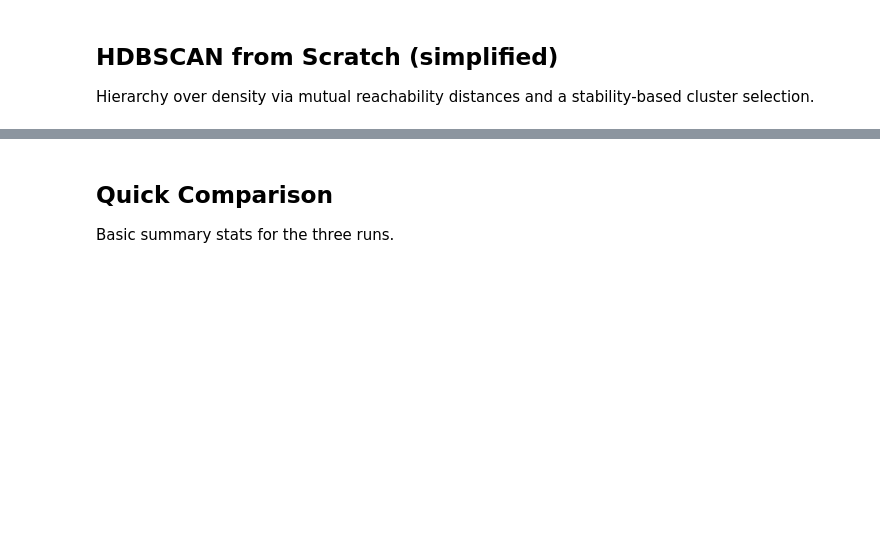
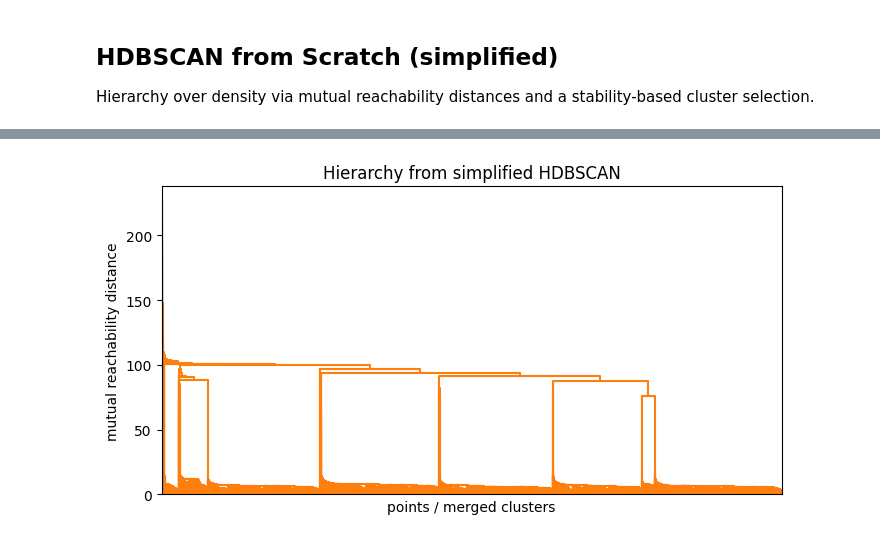
Before and after one commit to ehudab/00-clustering, a Jupyter notebook: clustering.ipynb, the cells around one changed output, grey strips where cells are left out. Saved outputs shown, nothing was run; the diff lists cells and outputs as text; code cells hidden in the pictures; blank space fills up the shorter version.

```diff
--- a/clustering.ipynb
+++ b/clustering.ipynb
@@ -329,3 +351,0 @@ plot_clusters(X, hdbscan_labels, 'HDBSCAN (Official) Clusters')
-# %% [markdown]
-## Quick Comparison
-Basic summary stats for the three runs.
@@ -346,3 +352,54 @@ print('HDBSCAN clusters:', h_summary[0], 'noise:', h_summary[1])
+# %%
+import numpy as np
+import matplotlib.pyplot as plt
+from scipy.cluster.hierarchy import dendrogram
+
+idx = np.random.default_rng(0).choice(len(X), size=7000, replace=False)
+X_small = X[idx]
+
+
+def mst_to_linkage(n_points, edges):
+    # edges: list of (u, v, w)
+    edges_sorted = sorted(edges, key=lambda e: e[2])
+    parent = {i: i for i in range(n_points)}
+    size = {i: 1 for i in range(n_points)}
+    next_id = n_points
+    Z = []  # linkage rows: [cluster1, cluster2, distance, new_size]
+
+    def find(x):
+        while parent[x] != x:
+            parent[x] = parent[parent[x]]
+            x = parent[x]
+        return x
+
+    for u, v, w in edges_sorted:
+        ru, rv = find(u), find(v)
+        if ru == rv:
+            continue
+        new_size = size[ru] + size[rv]
+        Z.append([ru, rv, w, new_size])
+        parent[ru] = parent[rv] = next_id
+        parent[next_id] = next_id
+        size[next_id] = new_size
+        next_id += 1
+
+    return np.array(Z)
+
+def plot_hierarchy(X, min_samples=5):
+    mreach = mutual_reachability_distances(X, min_samples)
+    edges = kruskal_mst(mreach)
+    Z = mst_to_linkage(len(X), edges)
+
+    plt.figure(figsize=(8, 4))
+    dendrogram(Z, no_labels=True, count_sort=True)
+    plt.xlabel("points / merged clusters")
+    plt.ylabel("mutual reachability distance")
+    plt.title("Hierarchy from simplified HDBSCAN")
+    plt.show()
+
+plot_hierarchy(X_small, min_samples=5)
+# %% [output]
+[figure, added]
 # %% [markdown]
 ## Metrics
 Simple internal metrics (silhouette, Davies-Bouldin, Calinski-Harabasz). Noise points (-1) are ignored for the metrics that require cluster membership.
```
Also changed, not shown: parts of 13 cells of this notebook, 1 other file.
